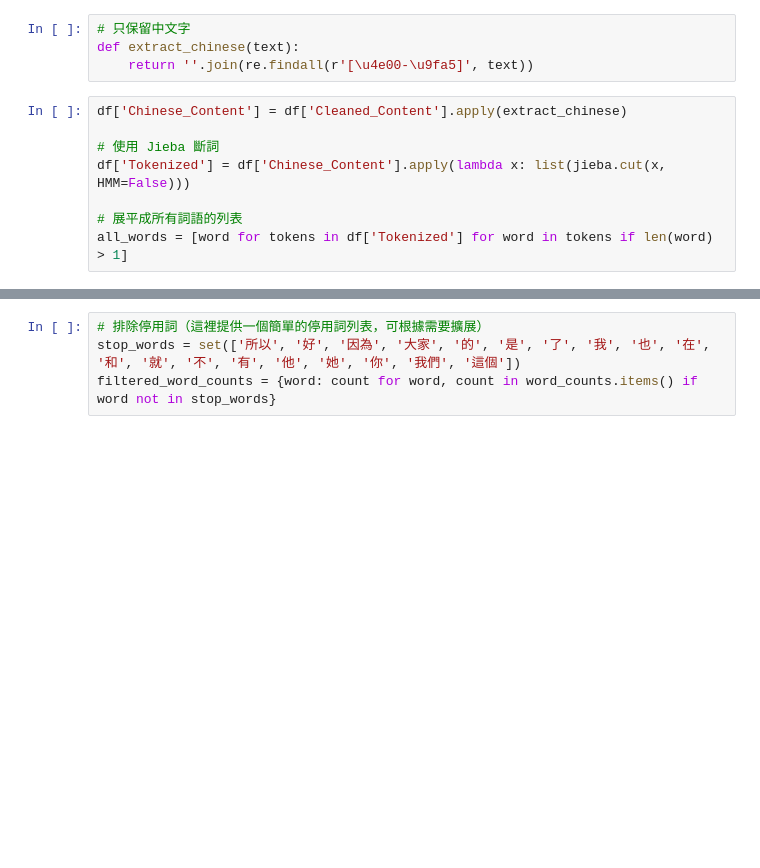
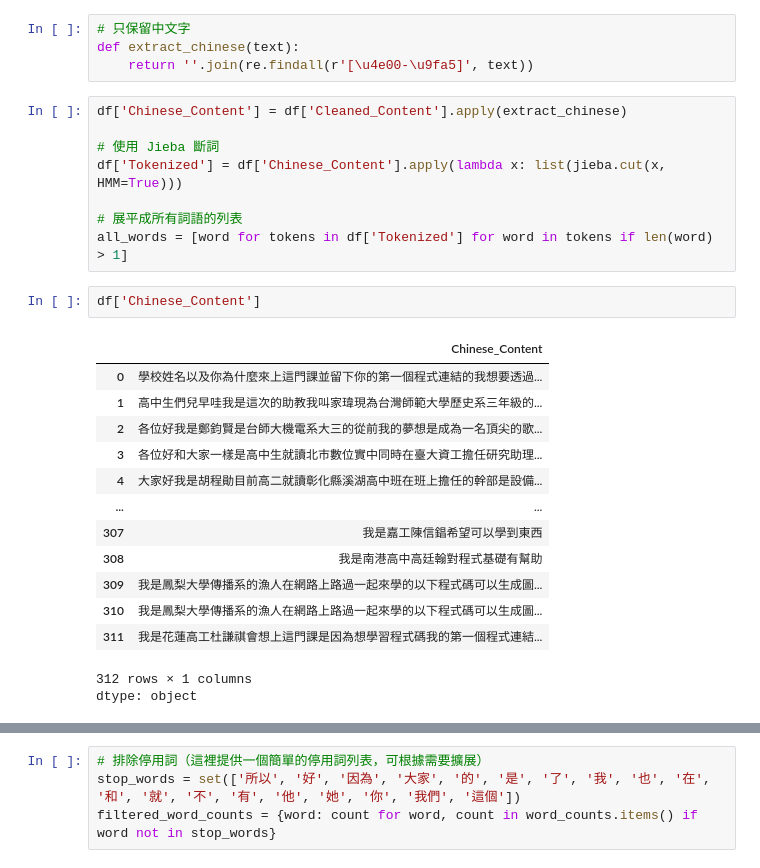
Before and after one commit to peculab/PythonAI4Beginners, a Jupyter notebook: 第十三週_文字分類_Part1.ipynb, the cells around one changed output, grey strips where cells are left out. Saved outputs shown, nothing was run; the diff lists cells and outputs as text; blank space fills up the shorter version.

```diff
--- a/第十三週_文字分類_Part1.ipynb
+++ b/第十三週_文字分類_Part1.ipynb
@@ -69,7 +78,24 @@ def extract_chinese(text):
 df['Chinese_Content'] = df['Cleaned_Content'].apply(extract_chinese)
 
 # 使用 Jieba 斷詞
-df['Tokenized'] = df['Chinese_Content'].apply(lambda x: list(jieba.cut(x, HMM=False)))
+df['Tokenized'] = df['Chinese_Content'].apply(lambda x: list(jieba.cut(x, HMM=True)))
 
 # 展平成所有詞語的列表
 all_words = [word for tokens in df['Tokenized'] for word in tokens if len(word) > 1]
+# %%
+df['Chinese_Content']
+# %% [output]
+|  | Chinese_Content |
+| 0 | 學校姓名以及你為什麼來上這門課並留下你的第一個程式連結的我想要透過... |
+| 1 | 高中生們兒早哇我是這次的助教我叫家瑋現為台灣師範大學歷史系三年級的... |
+| 2 | 各位好我是鄭鈞賢是台師大機電系大三的從前我的夢想是成為一名頂尖的歌... |
+| 3 | 各位好和大家一樣是高中生就讀北市數位實中同時在臺大資工擔任研究助理... |
+| 4 | 大家好我是胡程勛目前高二就讀彰化縣溪湖高中班在班上擔任的幹部是設備... |
+| ... | ... |
+| 307 | 我是嘉工陳信錩希望可以學到東西 |
+| 308 | 我是南港高中高廷翰對程式基礎有幫助 |
+| 309 | 我是鳳梨大學傳播系的漁人在網路上路過一起來學的以下程式碼可以生成圖... |
+| 310 | 我是鳳梨大學傳播系的漁人在網路上路過一起來學的以下程式碼可以生成圖... |
+| 311 | 我是花蓮高工杜謙祺會想上這門課是因為想學習程式碼我的第一個程式連結... |
+312 rows × 1 columns
+dtype: object
```
Also changed, not shown: parts of 6 cells of this notebook.
